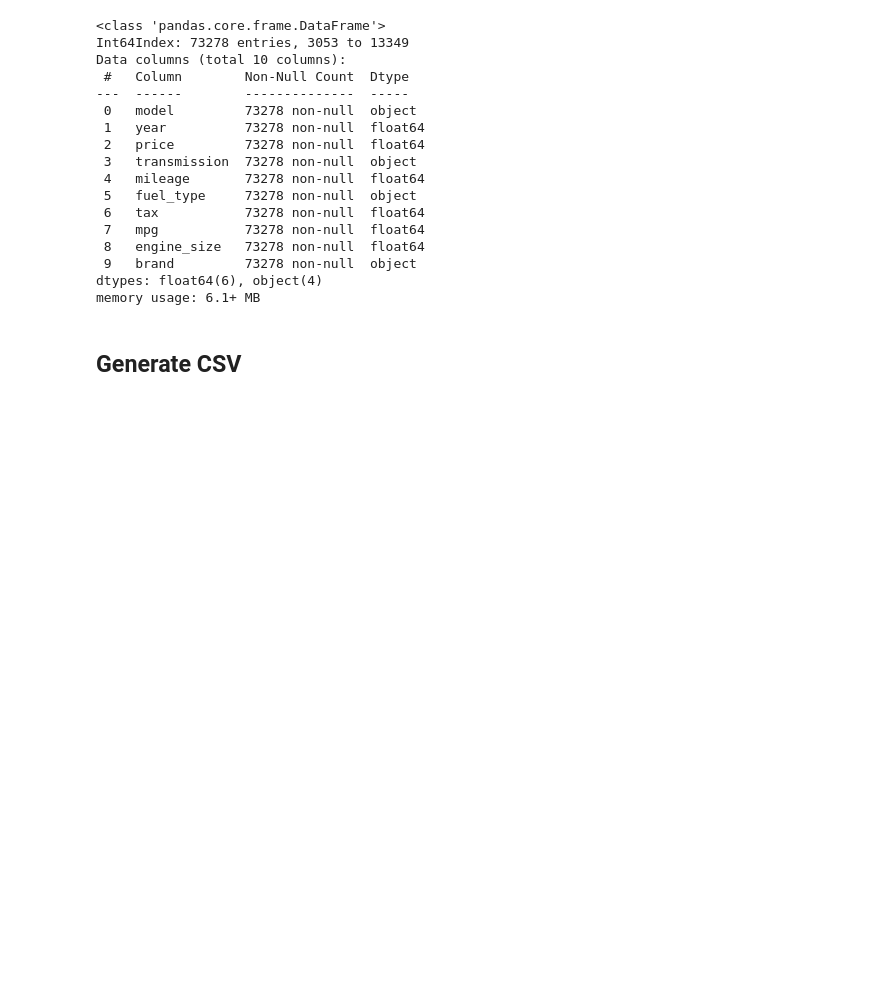
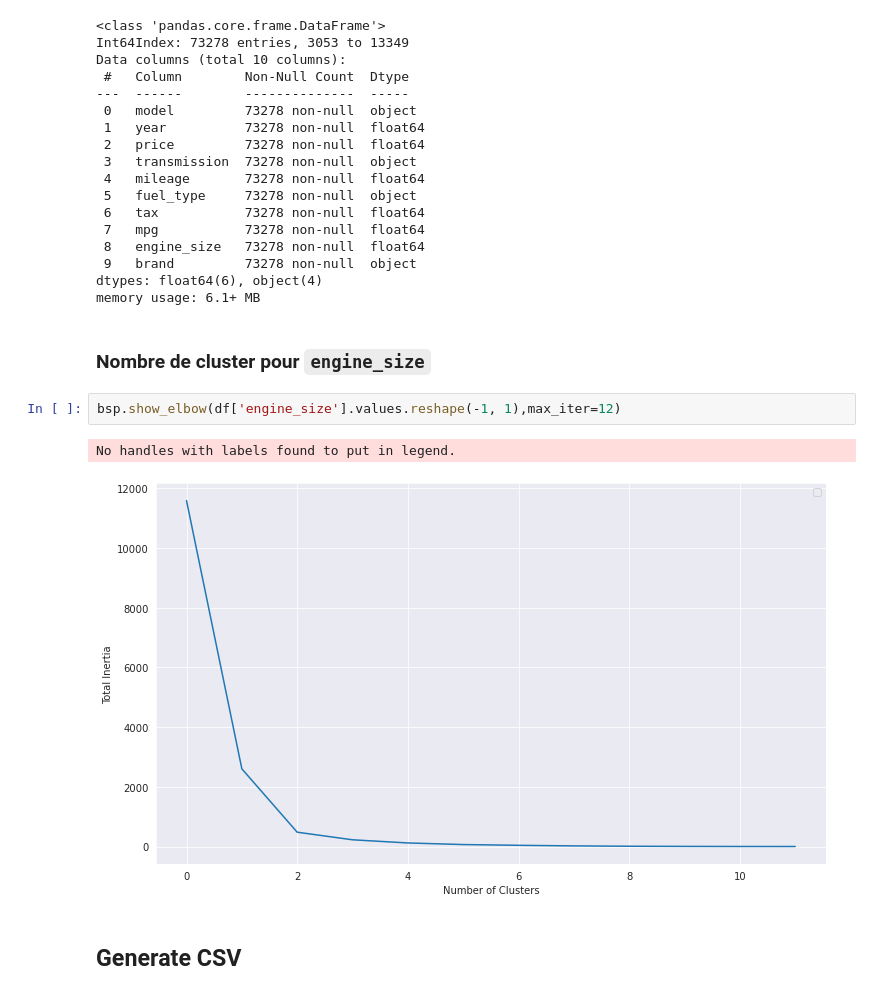
Before and after one commit to bortch/secondhandcar, a Jupyter notebook: light_preprocessing_all_data_train_set.ipynb, the cells around one changed output. Saved outputs shown, nothing was run; the diff lists cells and outputs as text; blank space fills up the shorter version.

Commit message:
engine bin 3

```diff
--- a/light_preprocessing_all_data_train_set.ipynb
+++ b/light_preprocessing_all_data_train_set.ipynb
@@ -246,6 +247,13 @@ Data columns (total 10 columns):
  9   brand         73278 non-null  object
 dtypes: float64(6), object(4)
 memory usage: 6.1+ MB
+# %% [markdown]
+### Nombre de cluster pour `engine_size`
+# %%
+bsp.show_elbow(df['engine_size'].values.reshape(-1, 1),max_iter=12)
+# %% [output]
+No handles with labels found to put in legend.
+[figure, added]
 # %% [markdown]
 ## Generate CSV
 # %%
```
Also changed, not shown: parts of 4 cells of this notebook, 1 other file.
